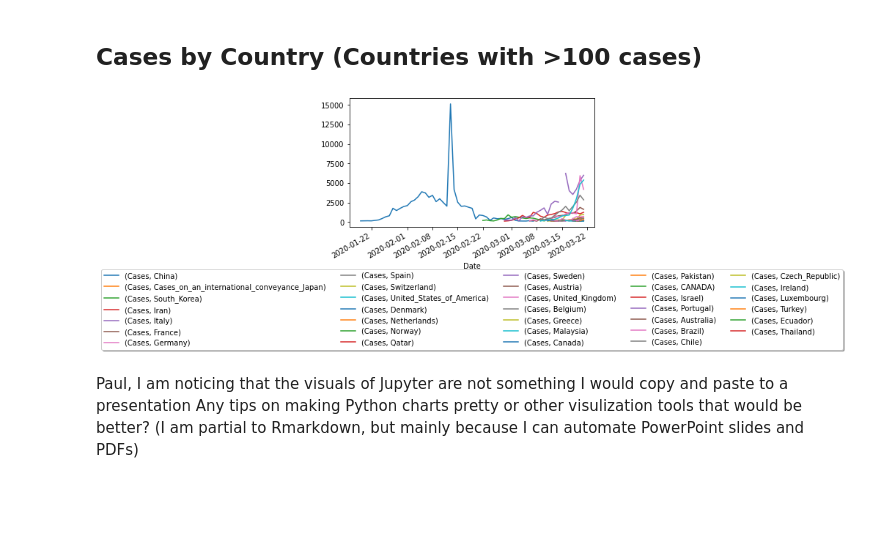
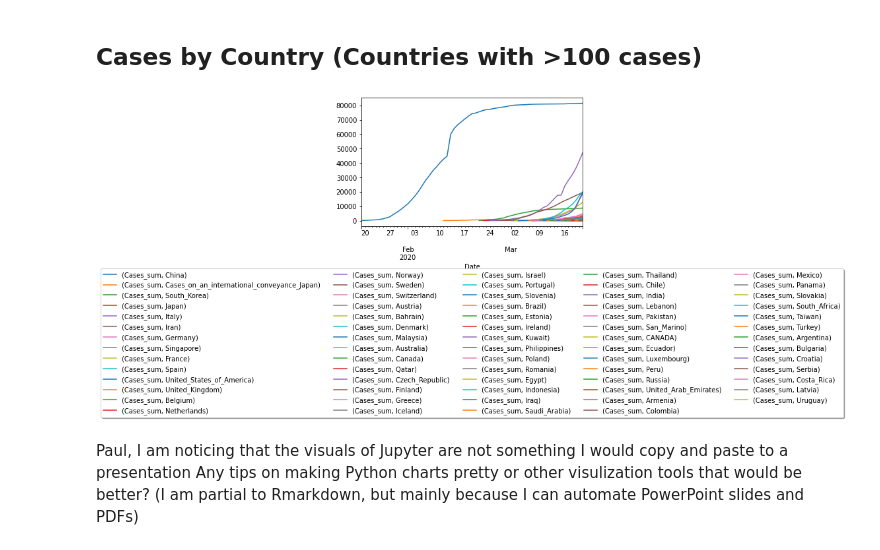
Before and after one commit to meherries/hds5210-2020, a Jupyter notebook: week10/week10_assignment.ipynb, the cells around one changed output. Saved outputs shown, nothing was run; the diff lists cells and outputs as text; code cells hidden in the pictures; blank space fills up the shorter version.

```diff
--- a/week10/week10_assignment.ipynb
+++ b/week10/week10_assignment.ipynb
@@ -119,27 +119,34 @@ Or take the same data and look at the mortality rate (deaths / total reported ca
 # %%
 chart_data = pd.DataFrame()
 chart_data['Date'] = pd.to_datetime(data['DateRep'], format='%Y-%m-%d')
 chart_data['country'] = data['Countries and territories'].astype(str)
 chart_data['Cases'] = data['Cases'].astype(int)
 #chart_data['Deaths'] = data['Deaths'].astype(int)
 Covid_data1 = chart_data.groupby(['Date', 'country']).sum()
-Covid_data2=Covid_data1[Covid_data1['Cases']>100] #100 to limit lines
+Covid_data1=Covid_data1.reset_index()
+
+Covid_data1['Cases_sum'] = Covid_data1.groupby(['country'])['Cases'].cumsum()
+
+del Covid_data1['Cases']
+Covid_data1=Covid_data1.set_index(['Date', 'country'])
+
+Covid_data2=Covid_data1[Covid_data1['Cases_sum']>100] #100 to limit lines
 
 ax=Covid_data2.unstack().plot(style='-')
 ## Instructions taken from:
 #      https://stackoverflow.com/questions/4700614/how-to-put-the-legend-out-of-the-plot
 # Shrink current axis's height by 10% on the bottom
 box = ax.get_position()
 ax.set_position([box.x0, box.y0 + box.height * 0.1,
                  box.width, box.height * 0.9])
 
 # Put a legend below current axis
 ax.legend(loc='upper center', bbox_to_anchor=(0.5, -.3),
           fancybox=True, shadow=True, ncol=5)
 
 plt.show()
 # %% [output]
-[figure, old version]
+[figure, new version]
 # %% [markdown]
 Paul,
 I am noticing that the visuals of Jupyter are not something I would copy and paste to a presentation
```
